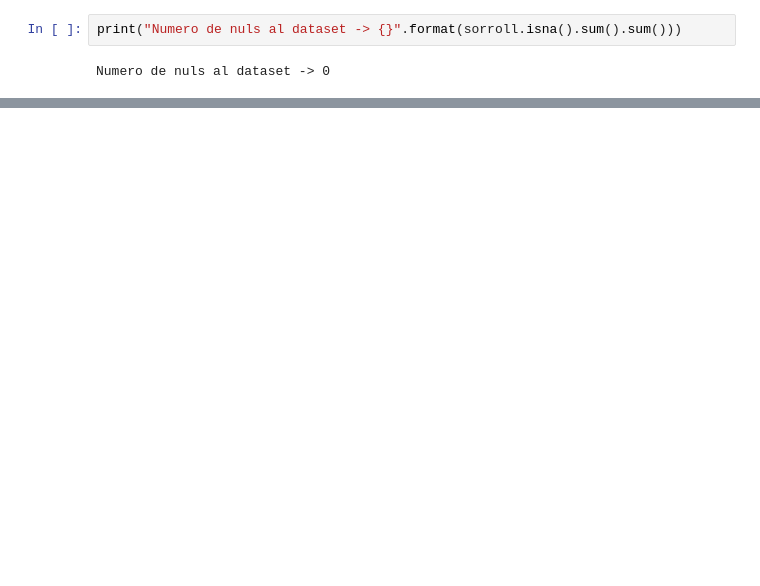
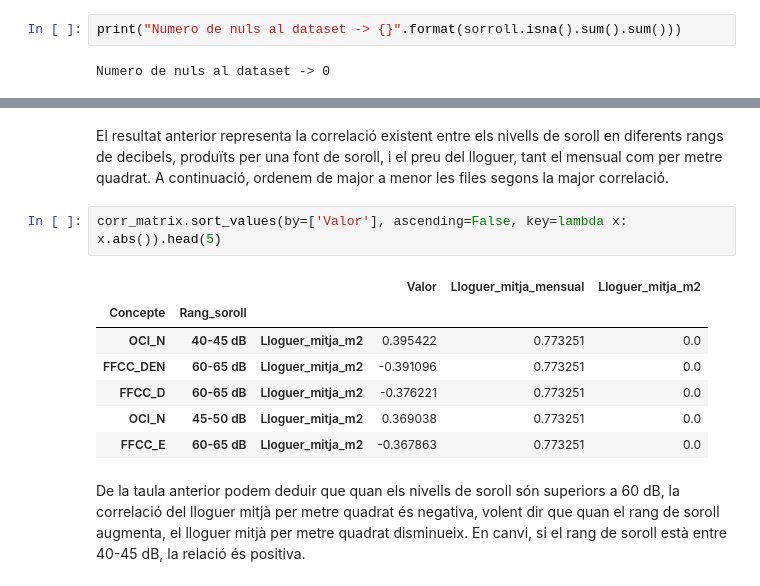
Before and after one commit to NilBiescas/JUMP2DIGITAL, a Jupyter notebook: llogers.ipynb, the cells around one changed output, grey strips where cells are left out. Saved outputs shown, nothing was run; the diff lists cells and outputs as text; blank space fills up the shorter version.

```diff
--- a/llogers.ipynb
+++ b/llogers.ipynb
@@ -290,0 +329,14 @@ Reduccio de les dimensions. PCA (Princiapl Component Analyisis)
+# %% [markdown]
+El resultat anterior representa la correlació existent entre els nivells de soroll en diferents rangs de decibels, produïts per una font de soroll, i el preu del lloguer, tant el mensual com per metre quadrat. A continuació, ordenem de major a menor les files segons la major correlació.
+# %%
+corr_matrix.sort_values(by=['Valor'], ascending=False, key=lambda x: x.abs()).head(5)
+# %% [output]
+|  |  |  | Valor | Lloguer_mitja_mensual | Lloguer_mitja_m2 |
+| Concepte | Rang_soroll |  |  |  |  |
+| OCI_N | 40-45 dB | Lloguer_mitja_m2 | 0.395422 | 0.773251 | 0.0 |
+| FFCC_DEN | 60-65 dB | Lloguer_mitja_m2 | -0.391096 | 0.773251 | 0.0 |
+| FFCC_D | 60-65 dB | Lloguer_mitja_m2 | -0.376221 | 0.773251 | 0.0 |
+| OCI_N | 45-50 dB | Lloguer_mitja_m2 | 0.369038 | 0.773251 | 0.0 |
+| FFCC_E | 60-65 dB | Lloguer_mitja_m2 | -0.367863 | 0.773251 | 0.0 |
+# %% [markdown]
+De la taula anterior podem deduir que quan els nivells de soroll són superiors a 60 dB, la correlació del lloguer mitjà per metre quadrat és negativa, volent dir que quan el rang de soroll augmenta, el lloguer mitjà per metre quadrat disminueix. En canvi, si el rang de soroll està entre 40-45 dB, la relació és positiva.
```
Also changed, not shown: parts of 68 cells of this notebook, 2 other files.
